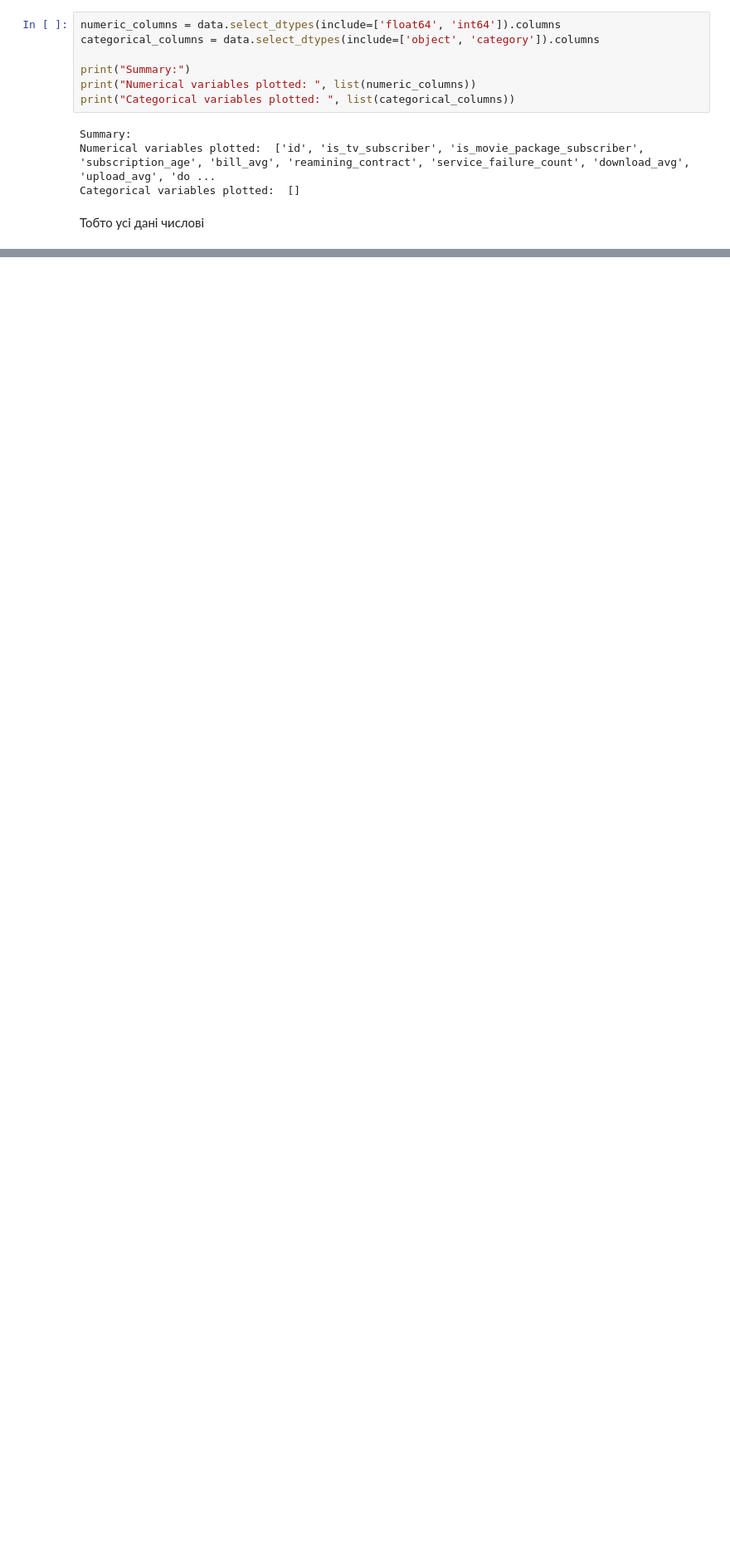
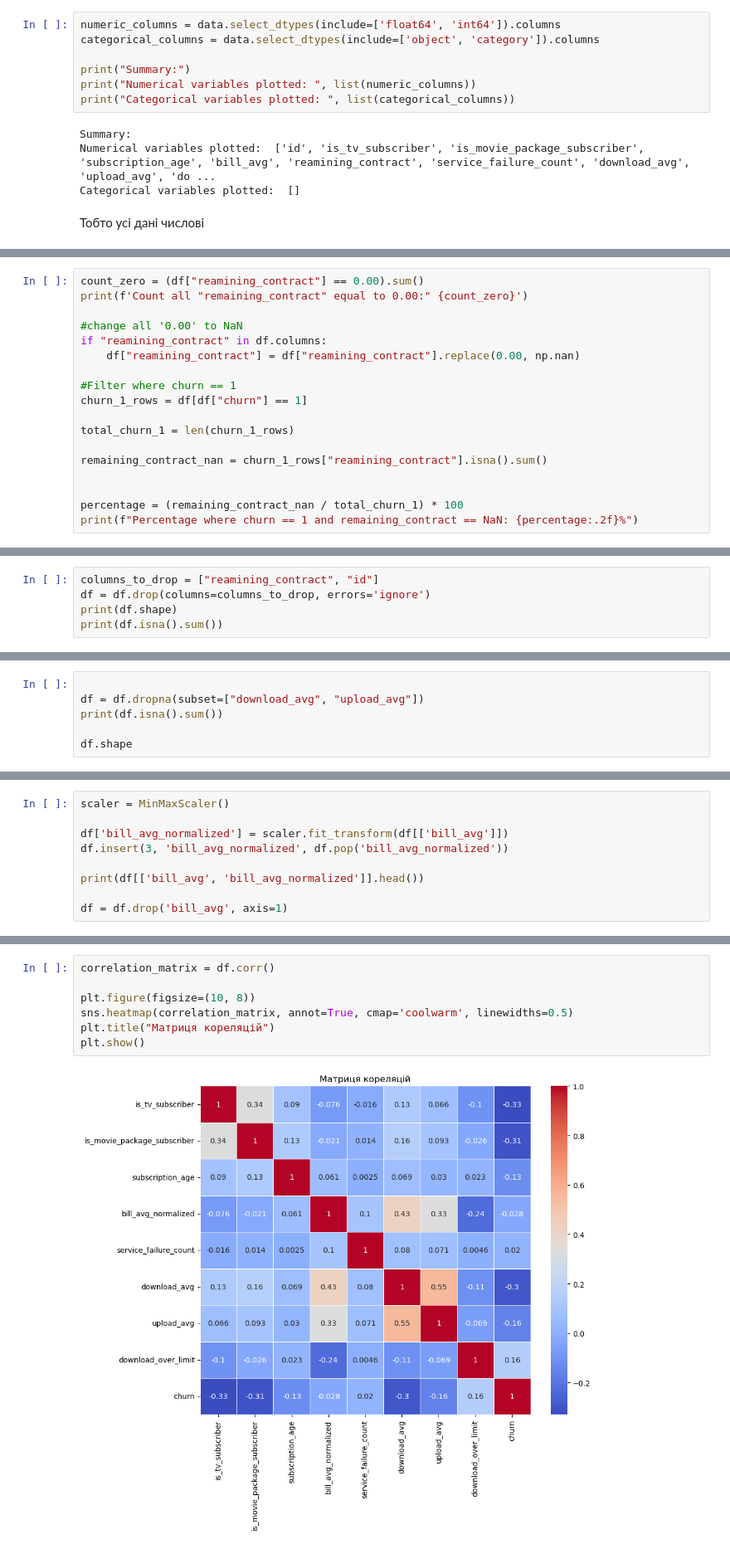
Before and after one commit to jamleston/telecom-project, a Jupyter notebook: analysis.ipynb, the cells around one changed output, grey strips where cells are left out. Shown at 83% size. Drawn from its saved outputs; the diff is of its cells as text; blank space fills up the shorter version.

```diff
--- a/analysis.ipynb
+++ b/analysis.ipynb
@@ -39,0 +52,18 @@ Categorical variables plotted:  []
+# %%
+count_zero = (df["reamining_contract"] == 0.00).sum()
+print(f'Count all "remaining_contract" equal to 0.00:" {count_zero}')
+
+#change all '0.00' to NaN
+if "reamining_contract" in df.columns:
+    df["reamining_contract"] = df["reamining_contract"].replace(0.00, np.nan)
+
+#Filter where churn == 1
+churn_1_rows = df[df["churn"] == 1]
+
+total_churn_1 = len(churn_1_rows)
+
+remaining_contract_nan = churn_1_rows["reamining_contract"].isna().sum()
+
+
+percentage = (remaining_contract_nan / total_churn_1) * 100
+print(f"Percentage where churn == 1 and remaining_contract == NaN: {percentage:.2f}%")
@@ -39,0 +75,5 @@ Categorical variables plotted:  []
+# %%
+columns_to_drop = ["reamining_contract", "id"]
+df = df.drop(columns=columns_to_drop, errors='ignore')
+print(df.shape)
+print(df.isna().sum())
@@ -39,0 +106,6 @@ Categorical variables plotted:  []
+# %%
+
+df = df.dropna(subset=["download_avg", "upload_avg"])
+print(df.isna().sum())
+
+df.shape
@@ -39,0 +126,9 @@ Categorical variables plotted:  []
+# %%
+scaler = MinMaxScaler()
+
+df['bill_avg_normalized'] = scaler.fit_transform(df[['bill_avg']])
+df.insert(3, 'bill_avg_normalized', df.pop('bill_avg_normalized'))
+
+print(df[['bill_avg', 'bill_avg_normalized']].head())
+
+df = df.drop('bill_avg', axis=1)
@@ -39,0 +146,9 @@ Categorical variables plotted:  []
+# %%
+correlation_matrix = df.corr()
+
+plt.figure(figsize=(10, 8))
+sns.heatmap(correlation_matrix, annot=True, cmap='coolwarm', linewidths=0.5)
+plt.title("Матриця кореляцій")
+plt.show()
+# %% [output]
+[figure, added]
```
Also changed, not shown: parts of 16 cells of this notebook.
